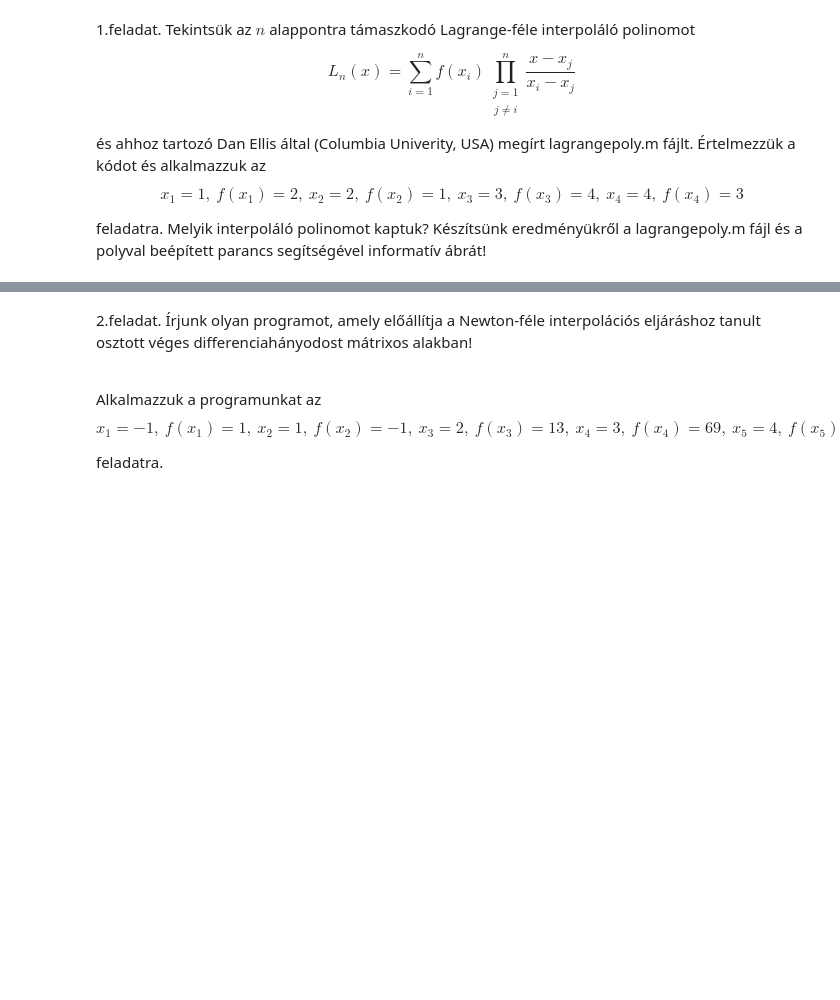
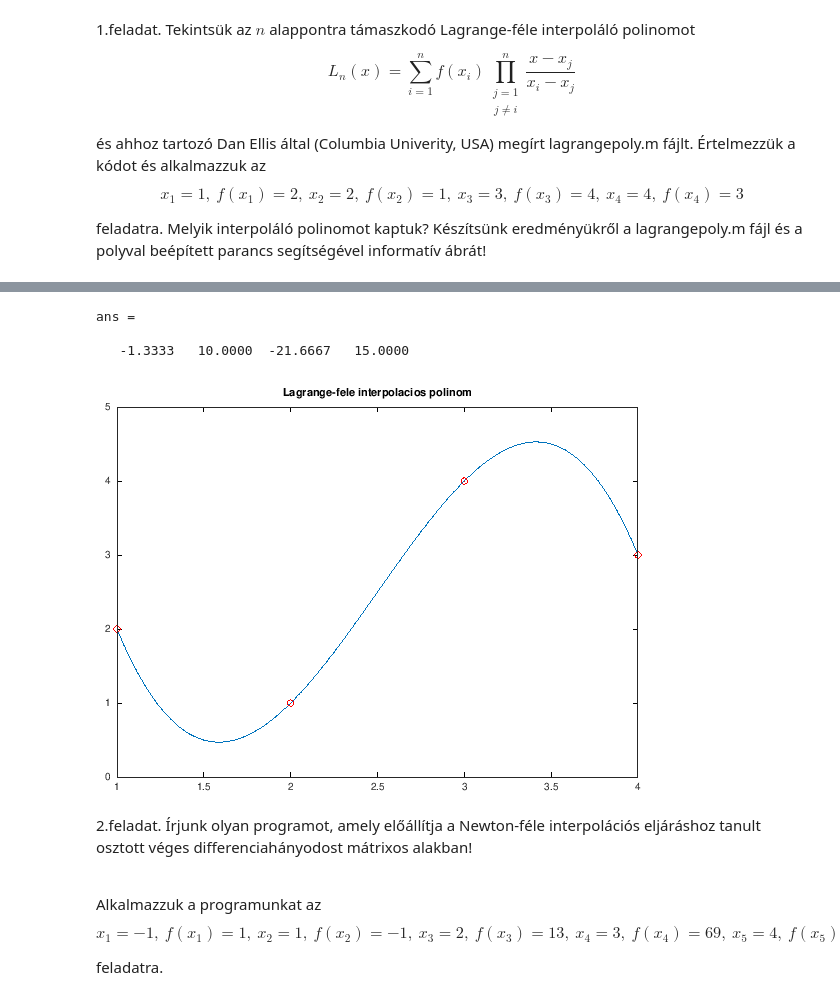
Before and after one commit to pvh95/AlkalmazottAnalizisSz1-ELTE-, a Jupyter notebook: 3.feladatsor.ipynb, the cells around one changed output, grey strips where cells are left out. Saved outputs shown, nothing was run; the diff lists cells and outputs as text; code cells hidden in the pictures; blank space fills up the shorter version.

```diff
--- a/3.feladatsor.ipynb
+++ b/3.feladatsor.ipynb
@@ -19,3 +13,16 @@ ans =
+# %%
+X = [1 2 3 4];
+Y = [2 1 4 3];
+lagrangepoly(X,Y)
+x = 1 : 0.01 : 4;
+%plot(x,polyval(lagrangepoly(X,Y),x),X,Y,'or',R,S,'.b')
+plot(x,polyval(lagrangepoly(X,Y),x),X,Y,'or')
+title('Lagrange-fele interpolacios polinom')
+# %% [output]
+ans =
+
+   -1.3333   10.0000  -21.6667   15.0000
+[figure, added]
 # %% [markdown]
 2.feladat. Írjunk olyan programot, amely előállítja a Newton-féle interpolációs eljáráshoz tanult osztott véges differenciahányodost mátrixos alakban!<br><br>
 
```
Also changed, not shown: parts of 7 cells of this notebook.
